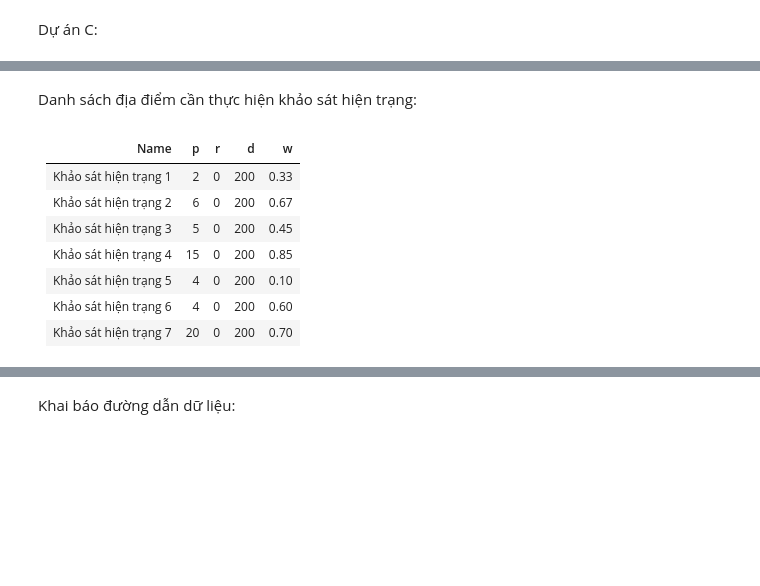
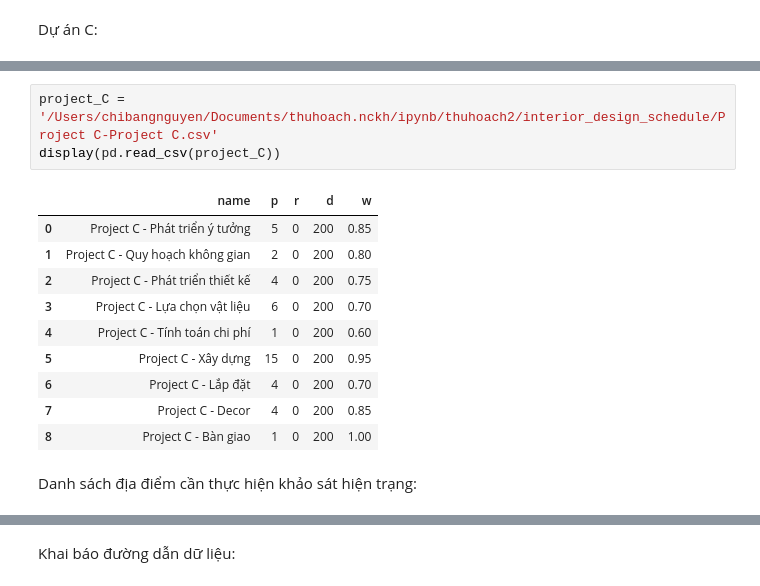
Before and after one commit to Bancie/thuhoach.nckh, a Jupyter notebook: ipynb/thuhoach2/Chạy số liệu minh hoạ bằng thư viện TiLearn.ipynb, the cells around one changed output, grey strips where cells are left out. Cells and saved outputs as stored; diff of their text form; blank space fills up the shorter version.

```diff
--- a/ipynb/thuhoach2/Chạy số liệu minh hoạ bằng thư viện TiLearn.ipynb
+++ b/ipynb/thuhoach2/Chạy số liệu minh hoạ bằng thư viện TiLearn.ipynb
@@ -227,12 +243,16 @@ Dự án C:
+# %%
+project_C = '/Users/chibangnguyen/Documents/thuhoach.nckh/ipynb/thuhoach2/interior_design_schedule/Project C-Project C.csv'
+display(pd.read_csv(project_C))
+# %% [output]
+|  | name | p | r | d | w |
+| 0 | Project C - Phát triển ý tưởng | 5 | 0 | 200 | 0.85 |
+| 1 | Project C - Quy hoạch không gian | 2 | 0 | 200 | 0.80 |
+| 2 | Project C - Phát triển thiết kế | 4 | 0 | 200 | 0.75 |
+| 3 | Project C - Lựa chọn vật liệu | 6 | 0 | 200 | 0.70 |
+| 4 | Project C - Tính toán chi phí | 1 | 0 | 200 | 0.60 |
+| 5 | Project C - Xây dựng | 15 | 0 | 200 | 0.95 |
+| 6 | Project C - Lắp đặt | 4 | 0 | 200 | 0.70 |
+| 7 | Project C - Decor | 4 | 0 | 200 | 0.85 |
+| 8 | Project C - Bàn giao | 1 | 0 | 200 | 1.00 |
 # %% [markdown]
 Danh sách địa điểm cần thực hiện khảo sát hiện trạng:
-# %% [markdown]
-| Name                     | p  | r  | d   | w    |
-|--------------------------|----|----|-----|------|
-| Khảo sát hiện trạng 1     | 2  | 0  | 200 | 0.33 |
-| Khảo sát hiện trạng 2     | 6  | 0  | 200 | 0.67 |
-| Khảo sát hiện trạng 3     | 5  | 0  | 200 | 0.45 |
-| Khảo sát hiện trạng 4     | 15 | 0  | 200 | 0.85 |
-| Khảo sát hiện trạng 5     | 4  | 0  | 200 | 0.10 |
-| Khảo sát hiện trạng 6     | 4  | 0  | 200 | 0.60 |
-| Khảo sát hiện trạng 7     | 20 | 0  | 200 | 0.70 |
```
Also changed, not shown: parts of 19 cells of this notebook, 1 other file.
